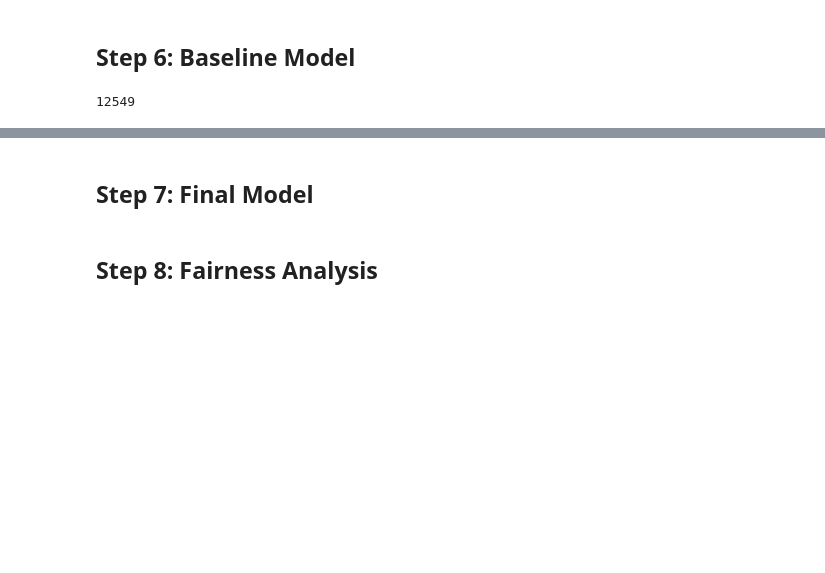
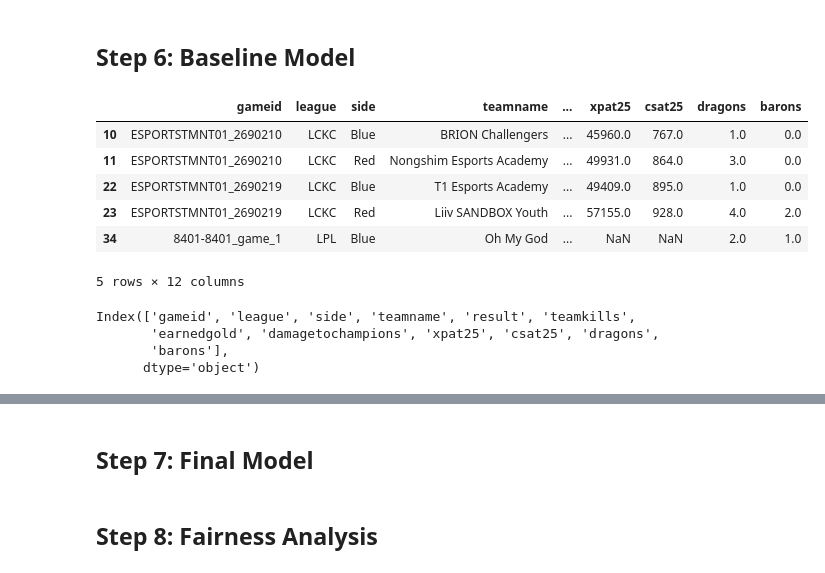
Before and after one commit to spattapu1/LoL-Statistical-Analysis, a Jupyter notebook: finalproject.ipynb, the cells around one changed output, grey strips where cells are left out. Drawn from its saved outputs; the diff is of its cells as text; code cells hidden in the pictures; blank space fills up the shorter version.

```diff
--- a/finalproject.ipynb
+++ b/finalproject.ipynb
@@ -188,8 +188,20 @@ fig.update_layout(title="Total Earned Gold by Side")
 # TODO
 # %% [markdown]
 ## Step 6: Baseline Model
-# %%
-unique_games = teams['gameid'].unique()
-len(unique_games)
-# %% [output]
-12549
+# %%
+teams.head()
+# %% [output]
+|  | gameid | league | side | teamname | ... | xpat25 | csat25 | dragons | barons |
+| 10 | ESPORTSTMNT01_2690210 | LCKC | Blue | BRION Challengers | ... | 45960.0 | 767.0 | 1.0 | 0.0 |
+| 11 | ESPORTSTMNT01_2690210 | LCKC | Red | Nongshim Esports Academy | ... | 49931.0 | 864.0 | 3.0 | 0.0 |
+| 22 | ESPORTSTMNT01_2690219 | LCKC | Blue | T1 Esports Academy | ... | 49409.0 | 895.0 | 1.0 | 0.0 |
+| 23 | ESPORTSTMNT01_2690219 | LCKC | Red | Liiv SANDBOX Youth | ... | 57155.0 | 928.0 | 4.0 | 2.0 |
+| 34 | 8401-8401_game_1 | LPL | Blue | Oh My God | ... | NaN | NaN | 2.0 | 1.0 |
+5 rows × 12 columns
+# %%
+teams.columns
+# %% [output]
+Index(['gameid', 'league', 'side', 'teamname', 'result', 'teamkills',
+       'earnedgold', 'damagetochampions', 'xpat25', 'csat25', 'dragons',
+       'barons'],
+      dtype='object')
```
Also changed, not shown: parts of 5 cells of this notebook.
